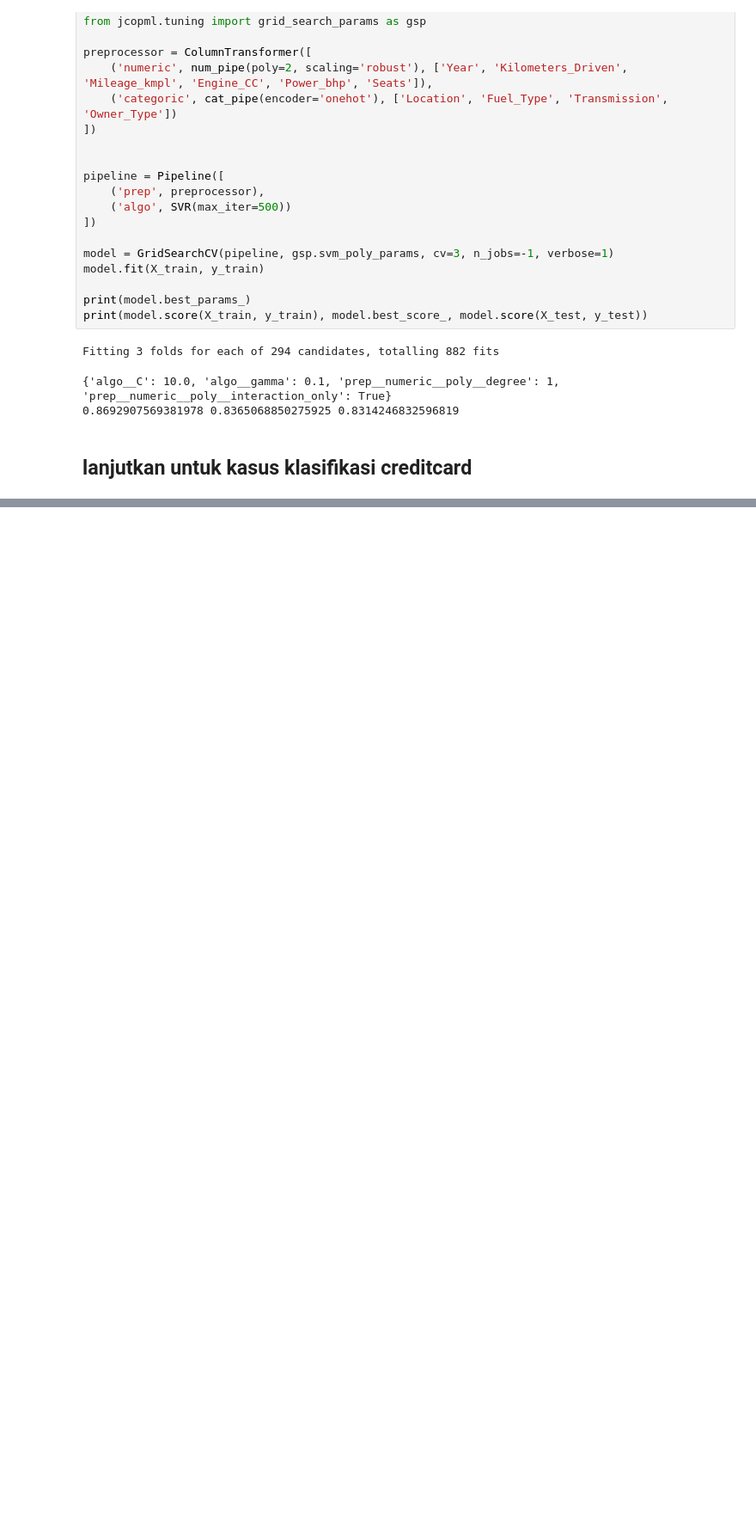
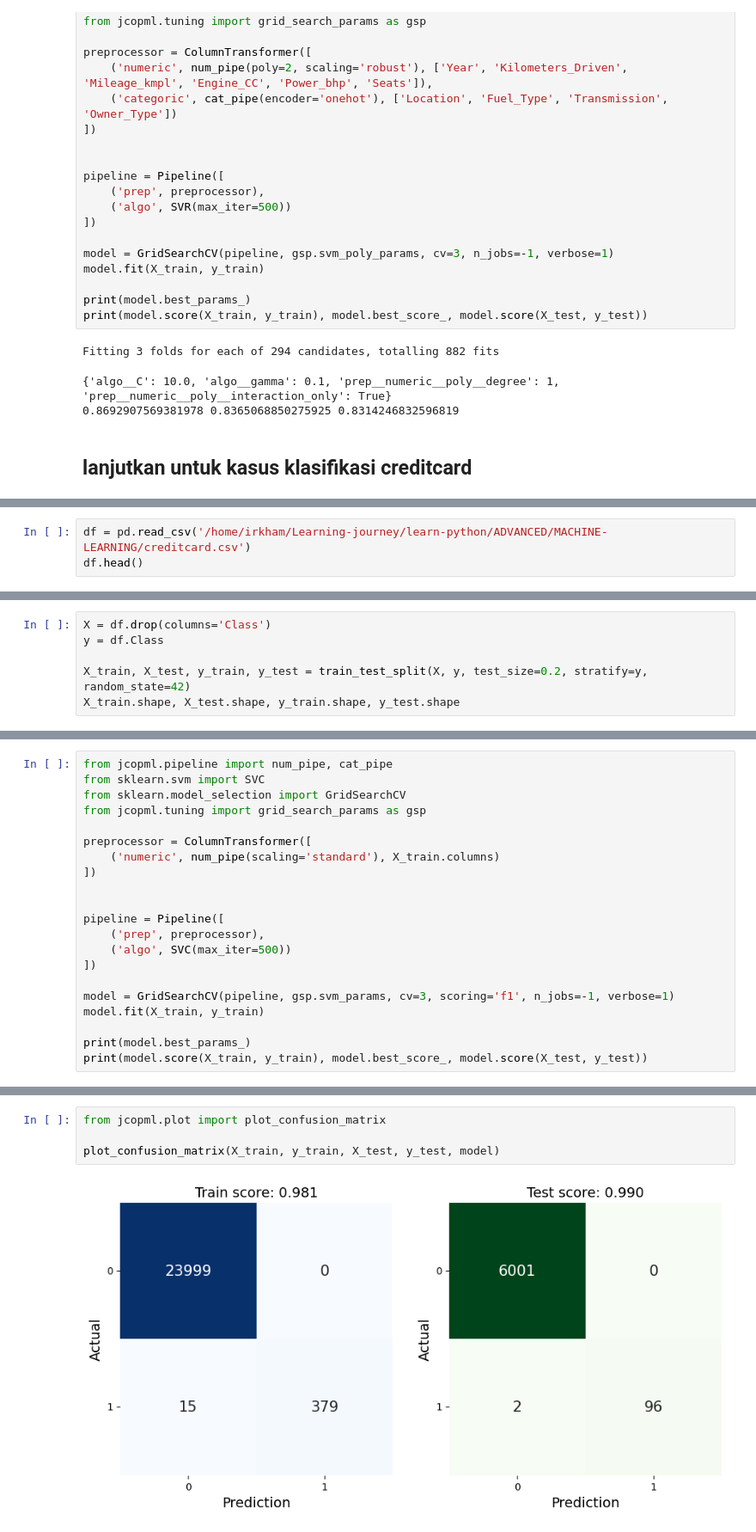
Before and after one commit to muhamadirkham21/Learning-journey, a Jupyter notebook: learn-python/ADVANCED/MACHINE-LEARNING/svm.ipynb, the cells around one changed output, grey strips where cells are left out. Shown at 86% size. Saved outputs shown, nothing was run; the diff lists cells and outputs as text; blank space fills up the shorter version.

```diff
--- a/learn-python/ADVANCED/MACHINE-LEARNING/svm.ipynb
+++ b/learn-python/ADVANCED/MACHINE-LEARNING/svm.ipynb
@@ -229,0 +236,3 @@ Fitting 3 folds for each of 294 candidates, totalling 882 fits
+# %%
+df = pd.read_csv('/home/irkham/Learning-journey/learn-python/ADVANCED/MACHINE-LEARNING/creditcard.csv')
+df.head()
@@ -229,0 +247,6 @@ Fitting 3 folds for each of 294 candidates, totalling 882 fits
+# %%
+X = df.drop(columns='Class')
+y = df.Class
+
+X_train, X_test, y_train, y_test = train_test_split(X, y, test_size=0.2, stratify=y, random_state=42)
+X_train.shape, X_test.shape, y_train.shape, y_test.shape
@@ -229,0 +287,21 @@ Fitting 3 folds for each of 294 candidates, totalling 882 fits
+# %%
+from jcopml.pipeline import num_pipe, cat_pipe
+from sklearn.svm import SVC
+from sklearn.model_selection import GridSearchCV
+from jcopml.tuning import grid_search_params as gsp
+
+preprocessor = ColumnTransformer([
+    ('numeric', num_pipe(scaling='standard'), X_train.columns)
+])
+
+
+pipeline = Pipeline([
+    ('prep', preprocessor),
+    ('algo', SVC(max_iter=500))
+])
+
+model = GridSearchCV(pipeline, gsp.svm_params, cv=3, scoring='f1', n_jobs=-1, verbose=1)
+model.fit(X_train, y_train)
+
+print(model.best_params_)
+print(model.score(X_train, y_train), model.best_score_, model.score(X_test, y_test))
@@ -229,0 +312,6 @@ Fitting 3 folds for each of 294 candidates, totalling 882 fits
+# %%
+from jcopml.plot import plot_confusion_matrix
+
+plot_confusion_matrix(X_train, y_train, X_test, y_test, model)
+# %% [output]
+[figure, added]
```
Also changed, not shown: parts of 10 cells of this notebook.
